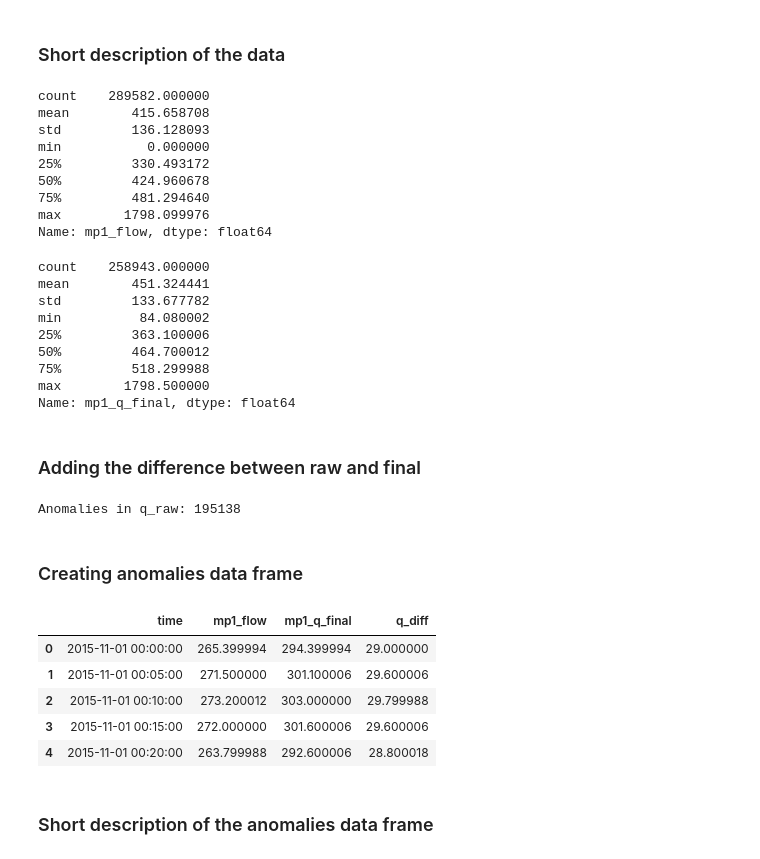
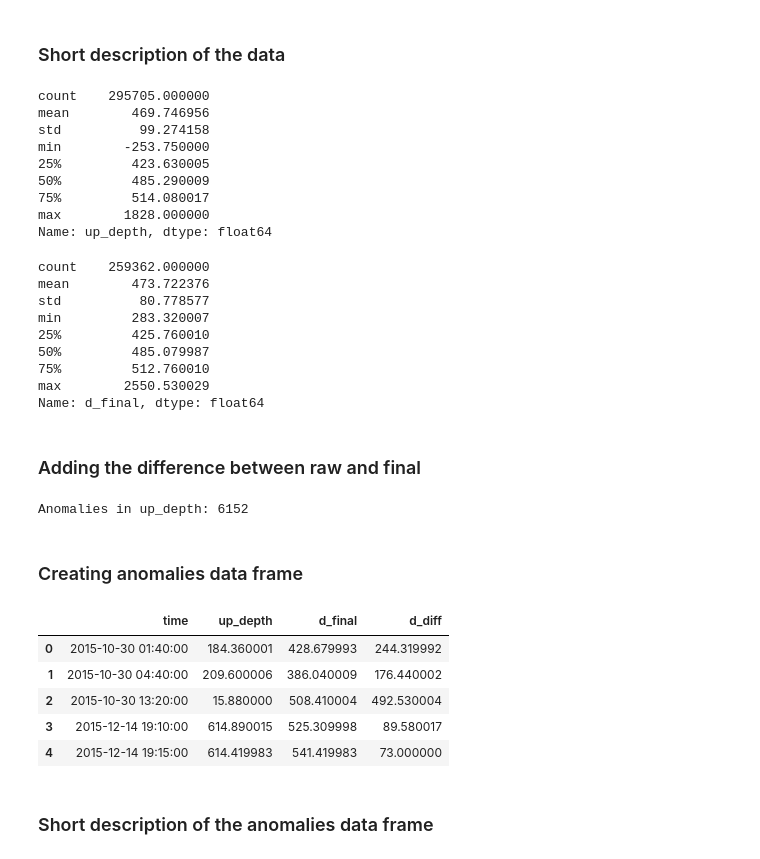
Before and after one commit to efemeryds/flow_exploration, a Jupyter notebook: notebooks/anomalies-detection-site-[7879].ipynb, the cells around one changed output. Drawn from its saved outputs; the diff is of its cells as text; code cells hidden in the pictures.

```diff
--- a/notebooks/anomalies-detection-site-[7879].ipynb
+++ b/notebooks/anomalies-detection-site-[7879].ipynb
@@ -35,57 +35,60 @@ mp1_flow = 11717
+# %%
+up_depth = 11722
+p_depth = 11718
+d_final = 11724
 # %% [markdown]
 ### Using utils to load the values from chosen channels
 # %%
-q_raw = utils.load_channel_data(SITE, q_raw).rename('q_raw').fillna(0)
-mp1_q_final = utils.load_channel_data(SITE, mp1_q_final).rename('mp1_q_final').fillna(0)
-mp1_q_interim = utils.load_channel_data(SITE, mp1_q_interim).rename('mp1_q_interim').fillna(0)
-mp1_flow = utils.load_channel_data(SITE, mp1_flow).rename('mp1_flow').fillna(0)
+up_depth = utils.load_channel_data(SITE, up_depth).rename('up_depth').fillna(0)
+p_depth = utils.load_channel_data(SITE, p_depth).rename('p_depth').fillna(0)
+d_final = utils.load_channel_data(SITE, d_final).rename('d_final').fillna(0)
 # %% [markdown]
 ### Short description of the data
 # %%
-mp1_flow.describe()
+up_depth.describe()
 # %% [output]
-count    289582.000000
-mean        415.658708
-std         136.128093
-min           0.000000
-25%         330.493172
-50%         424.960678
-75%         481.294640
-max        1798.099976
-Name: mp1_flow, dtype: float64
+count    295705.000000
+mean        469.746956
+std          99.274158
+min        -253.750000
+25%         423.630005
+50%         485.290009
+75%         514.080017
+max        1828.000000
+Name: up_depth, dtype: float64
 # %%
-mp1_q_final.describe()
+d_final.describe()
 # %% [output]
-count    258943.000000
-mean        451.324441
-std         133.677782
-min          84.080002
-25%         363.100006
-50%         464.700012
-75%         518.299988
-max        1798.500000
-Name: mp1_q_final, dtype: float64
+count    259362.000000
+mean        473.722376
+std          80.778577
+min         283.320007
+25%         425.760010
+50%         485.079987
+75%         512.760010
+max        2550.530029
+Name: d_final, dtype: float64
 # %% [markdown]
 ### Adding the difference between raw and final
 # %%
-df = pd.concat([mp1_flow, mp1_q_final], axis=1).dropna()
-df['q_diff'] = np.abs(df.mp1_q_final - df.mp1_flow)
-print('Anomalies in q_raw: {:}'.format(len(df[df['q_diff'] > 1])))
+df = pd.concat([up_depth, d_final], axis=1).dropna()
+df['d_diff'] = np.abs(df.d_final - df.up_depth)
+print('Anomalies in up_depth: {:}'.format(len(df[df['d_diff'] > 1])))
 # %% [output]
-Anomalies in q_raw: 195138
+Anomalies in up_depth: 6152
 # %% [markdown]
 ### Creating anomalies data frame
 # %%
-anomalies = df[df.q_diff > 1]
+anomalies = df[df.d_diff > 1]
 anomalies = anomalies.reset_index()
-anomalies[['time','mp1_flow','mp1_q_final','q_diff']].head()
+anomalies[['time','up_depth','d_final', 'd_diff']].head()
 # %% [output]
-|  | time | mp1_flow | mp1_q_final | q_diff |
-| 0 | 2015-11-01 00:00:00 | 265.399994 | 294.399994 | 29.000000 |
-| 1 | 2015-11-01 00:05:00 | 271.500000 | 301.100006 | 29.600006 |
-| 2 | 2015-11-01 00:10:00 | 273.200012 | 303.000000 | 29.799988 |
-| 3 | 2015-11-01 00:15:00 | 272.000000 | 301.600006 | 29.600006 |
-| 4 | 2015-11-01 00:20:00 | 263.799988 | 292.600006 | 28.800018 |
+|  | time | up_depth | d_final | d_diff |
+| 0 | 2015-10-30 01:40:00 | 184.360001 | 428.679993 | 244.319992 |
+| 1 | 2015-10-30 04:40:00 | 209.600006 | 386.040009 | 176.440002 |
+| 2 | 2015-10-30 13:20:00 | 15.880000 | 508.410004 | 492.530004 |
+| 3 | 2015-12-14 19:10:00 | 614.890015 | 525.309998 | 89.580017 |
+| 4 | 2015-12-14 19:15:00 | 614.419983 | 541.419983 | 73.000000 |
 # %% [markdown]
 ### Short description of the anomalies data frame
 # %%
```
Also changed, not shown: parts of 25 cells of this notebook, 1 other file.
